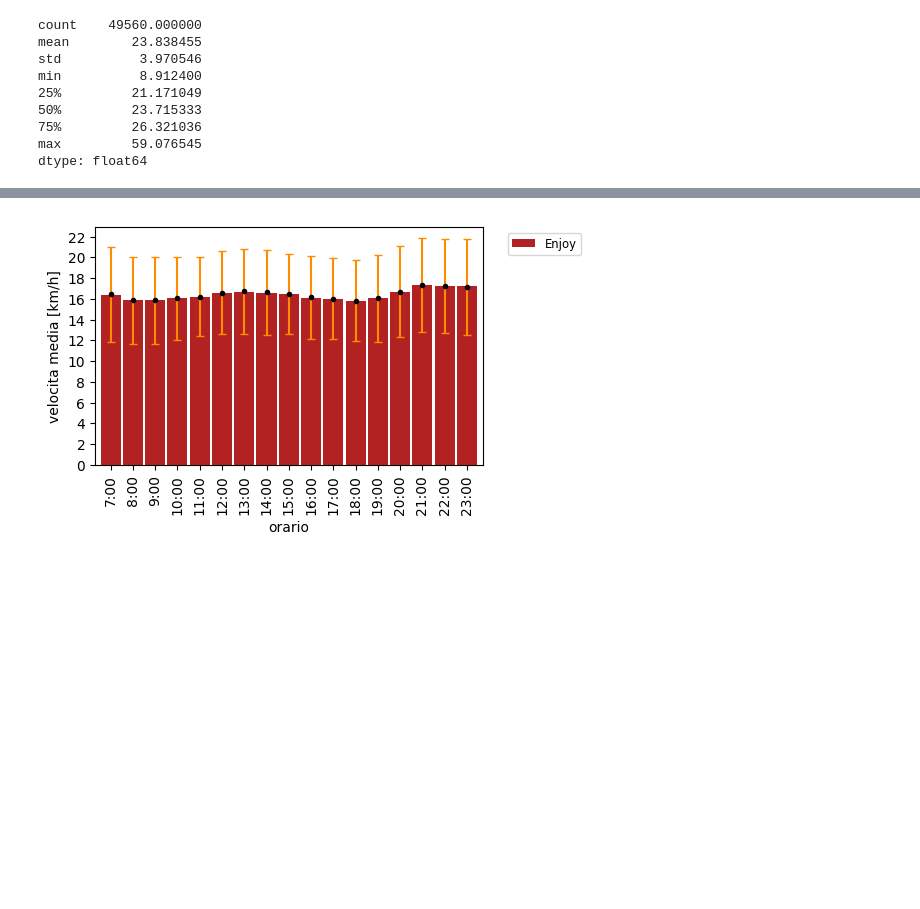
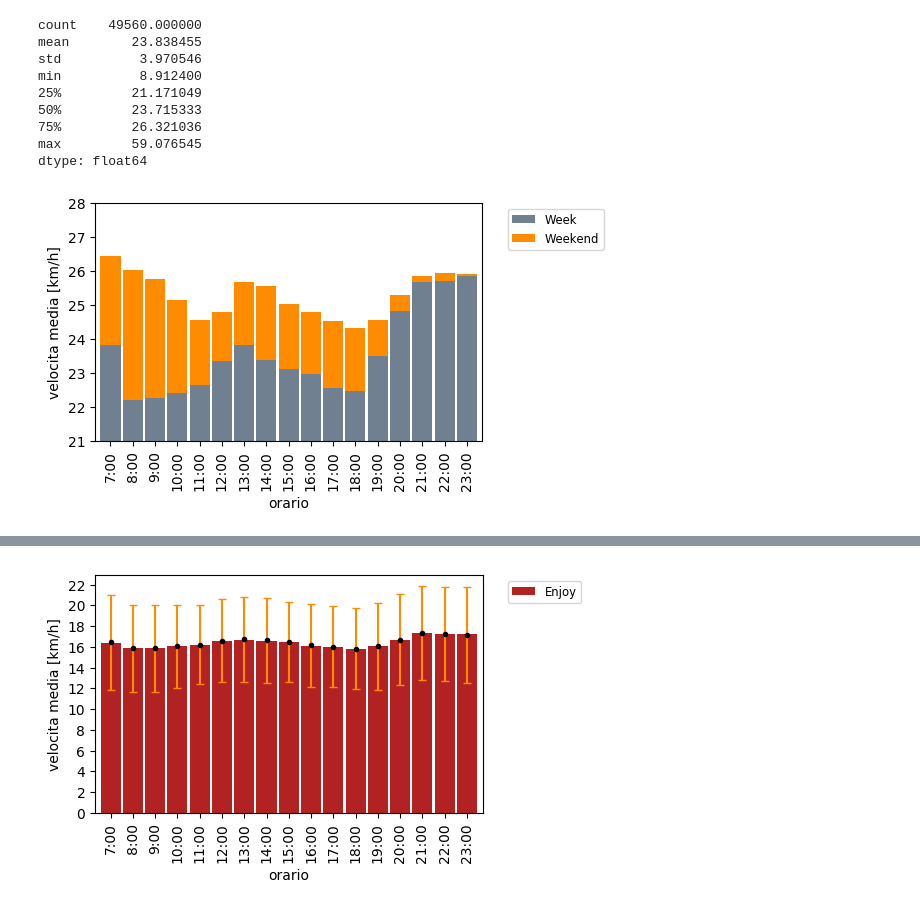
Before and after one commit to mmastrapasqua7/kowalskianalysis, a Jupyter notebook: jupyter/02.0_VariazioneVelocitaMediaMezziInFunzioneDellOrario.ipynb, the cells around one changed output, grey strips where cells are left out. Drawn from its saved outputs; the diff is of its cells as text; code cells hidden in the pictures; blank space fills up the shorter version.

```diff
--- a/jupyter/02.0_VariazioneVelocitaMediaMezziInFunzioneDellOrario.ipynb
+++ b/jupyter/02.0_VariazioneVelocitaMediaMezziInFunzioneDellOrario.ipynb
@@ -110,3 +139,36 @@ min          8.912400
 75%         26.321036
 max         59.076545
 dtype: float64
+# %%
+distance_param = 'CDistance'
+lst = [
+    vmedia_week_list(tragitti[w], 'Car')[0],
+    vmedia_week_list(tragitti[we], 'Car')[0]]
+
+def list_minus(l1, l2):
+    r = []
+    for i in range(0, len(l1)):
+        r.append(l1[i] - l2[i])
+    return r
+
+a = list_minus(lst[1], lst[0])
+b = lst[0]
+
+lst = [b, a]
+
+array = np.array(lst).T
+
+x = pd.DataFrame(array, index=myindex, columns=['Week', 'Weekend'])
+
+x.plot.bar(stacked=True, width=0.9, align='center', color=['slategray', 'darkorange'])
+
+plt.xlabel('orario')
+plt.ylabel('velocita media [km/h]')
+plt.legend(bbox_to_anchor=(1.05, 1), loc='upper left', fontsize='small')
+
+plt.yticks(range(0, 31, 1))
+plt.ylim((21, 28))
+
+plt.show()
+# %% [output]
+[figure, added]
```
Also changed, not shown: parts of 4 cells of this notebook, 9 other files.
